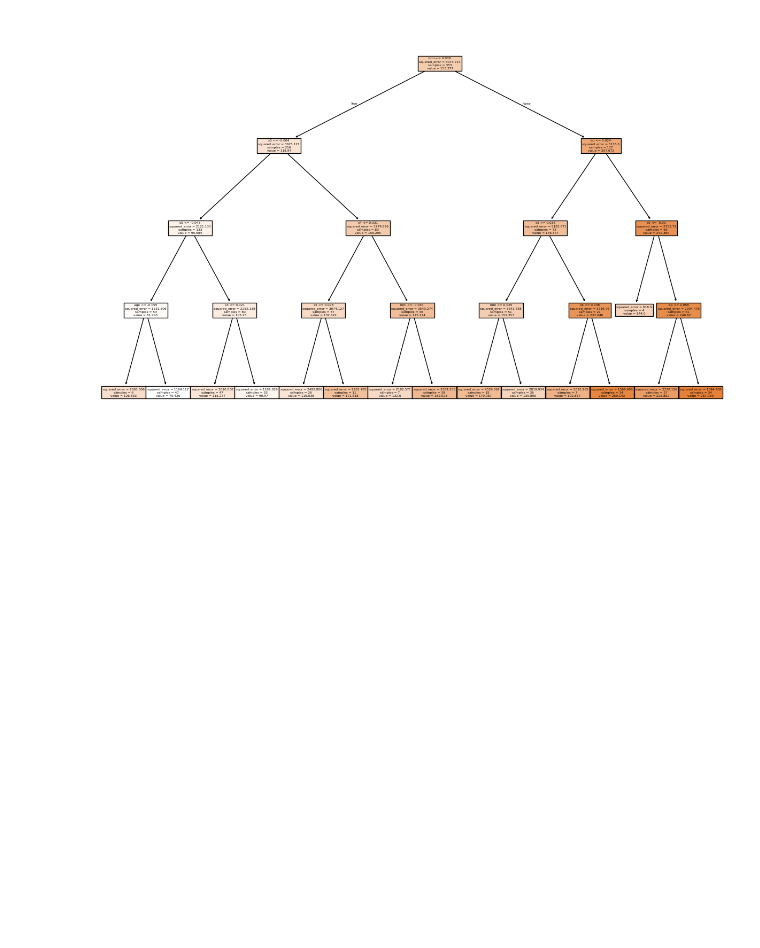
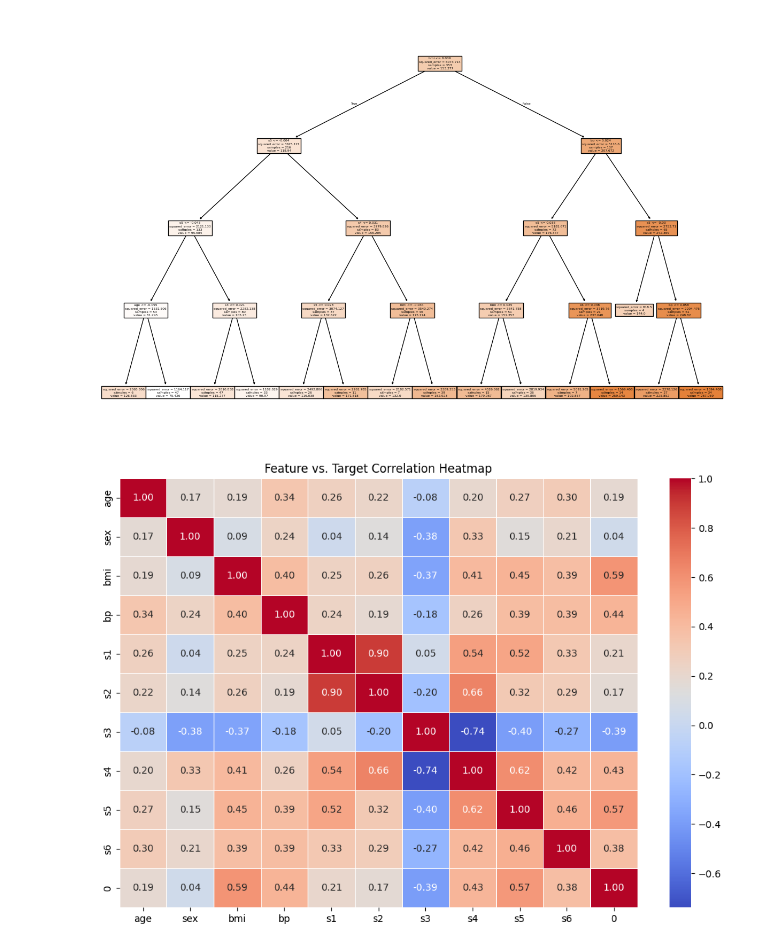
Before and after one commit to Souradip121/Machine-Learning-Practice, a Jupyter notebook: decision-trees/diabetes.ipynb, the cells around one changed output. Cells and saved outputs as stored; diff of their text form; code cells hidden in the pictures; blank space fills up the shorter version.

Commit message:
experimenting with dropping the weak corr columns

```diff
--- a/decision-trees/diabetes.ipynb
+++ b/decision-trees/diabetes.ipynb
@@ -15,7 +15,7 @@ dict_keys(['data', 'target', 'frame', 'DESCR', 'feature_names', 'data_filename',
 # %%
 x = pd.DataFrame(dt.data,columns=dt.feature_names)
 # %%
-y = dt.target
+y = pd.DataFrame(dt.target)
 # %%
 from sklearn.model_selection import train_test_split
 x_train,x_test,y_train,y_test = train_test_split(x,y,test_size=0.2,random_state=1)
@@ -82,3 +82,17 @@ Best parameters: {'max_depth': 4, 'min_samples_leaf': 4, 'min_samples_split': 2}
 R2 Score: 0.2579344086727967
 RMSE: 62.88438216761028
 [figure]
+# %%
+import seaborn as sns
+df = pd.concat([x, y], axis=1)
+
+# Compute correlation matrix
+corr_matrix = df.corr()
+
+# Plot heatmap
+plt.figure(figsize=(12, 8))
+sns.heatmap(corr_matrix, annot=True, cmap="coolwarm", fmt=".2f", linewidths=0.5)
+plt.title("Feature vs. Target Correlation Heatmap")
+plt.show()
+# %% [output]
+[figure, added]
```
Also changed, not shown: parts of 2 cells of this notebook.
